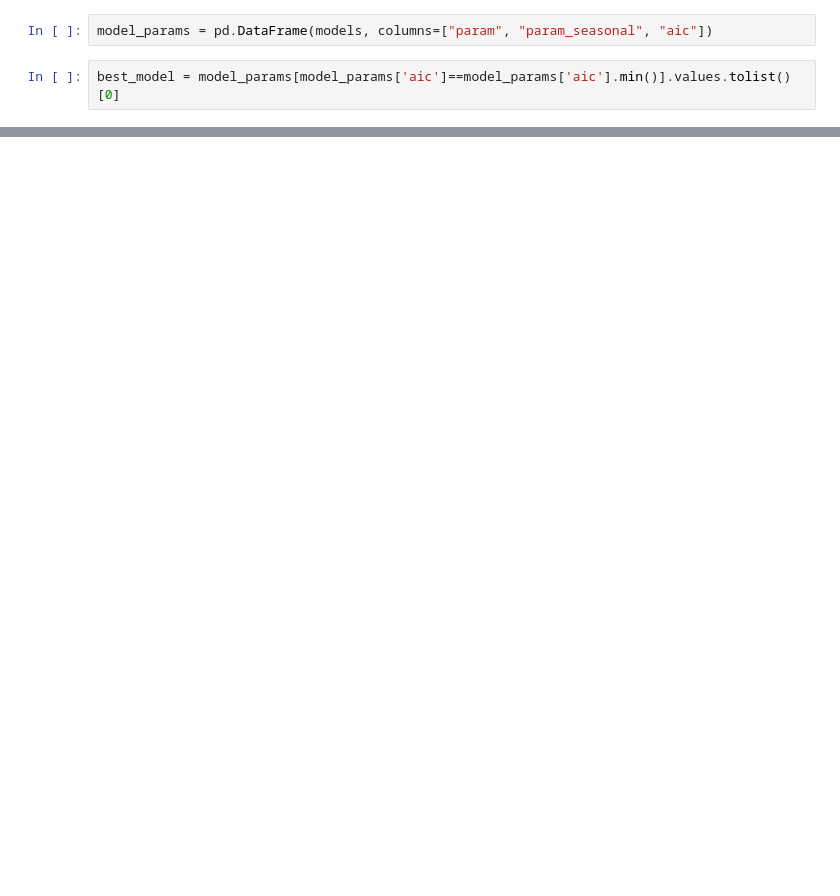
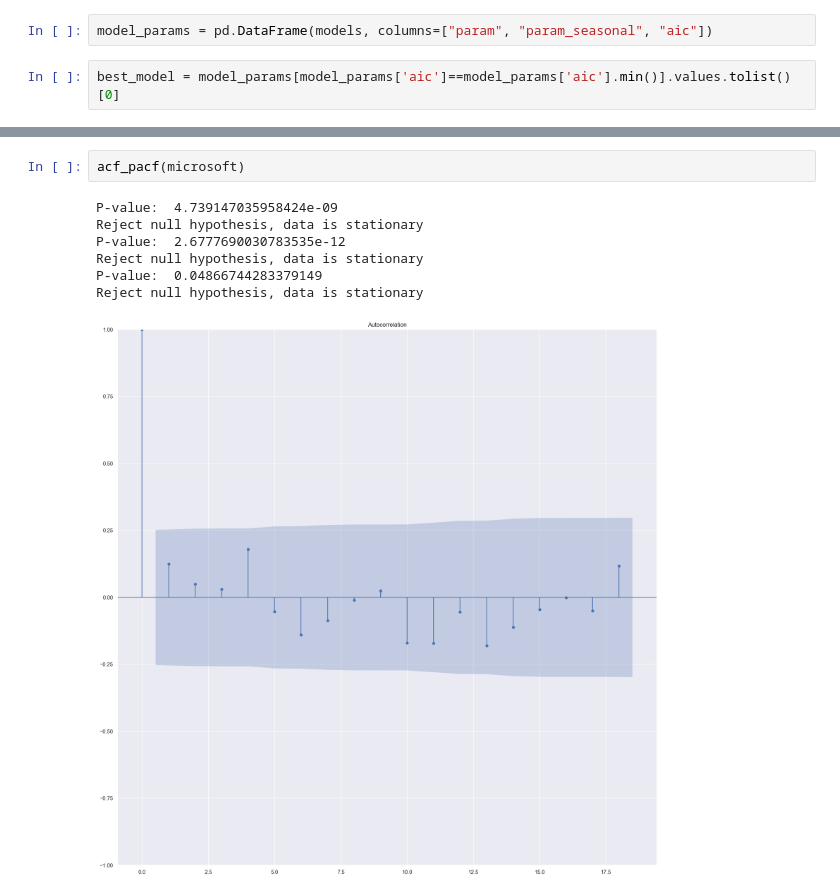
Before and after one commit to evanvolgas/arapbi, a Jupyter notebook: stock_plots.ipynb, the cells around one changed output, grey strips where cells are left out. Saved outputs shown, nothing was run; the diff lists cells and outputs as text; blank space fills up the shorter version.

```diff
--- a/stock_plots.ipynb
+++ b/stock_plots.ipynb
@@ -178,0 +212,10 @@ y = run_best_model(microsoft, best_model, 180)
+# %%
+acf_pacf(microsoft)
+# %% [output]
+P-value:  4.739147035958424e-09
+Reject null hypothesis, data is stationary
+P-value:  2.6777690030783535e-12
+Reject null hypothesis, data is stationary
+P-value:  0.04866744283379149
+Reject null hypothesis, data is stationary
+[figure, added]
```
Also changed, not shown: parts of 12 cells of this notebook, 8 other files.
